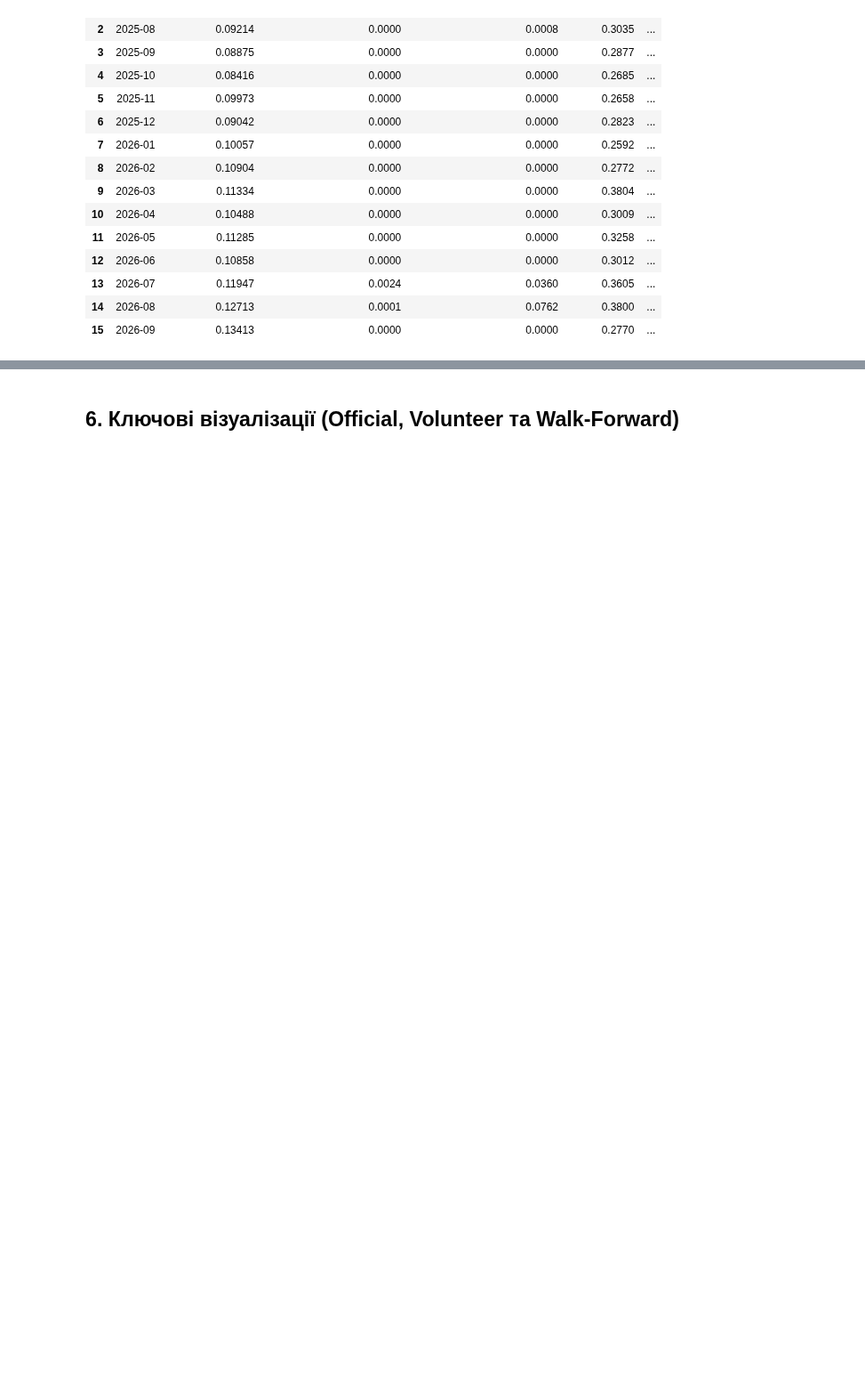
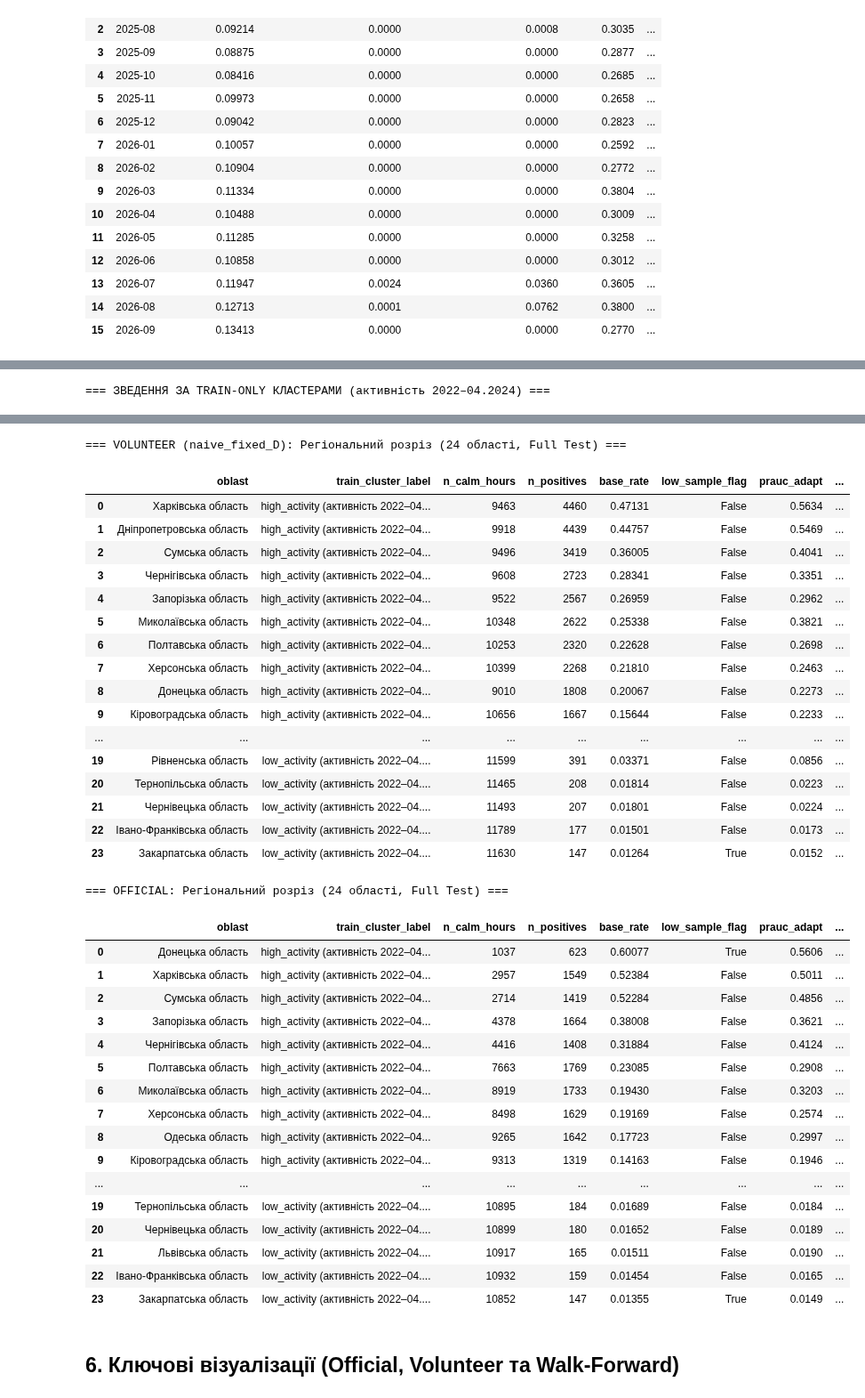
Before and after one commit to Yaroo-a/ukrainian-air-raid-sirens-analysis, a Jupyter notebook: notebooks/05_ml_forecasting_experiment.ipynb, the cells around one changed output, grey strips where cells are left out. Shown at 89% size. Cells and saved outputs as stored; diff of their text form; code cells hidden in the pictures; blank space fills up the shorter version.

```diff
--- a/notebooks/05_ml_forecasting_experiment.ipynb
+++ b/notebooks/05_ml_forecasting_experiment.ipynb
@@ -275,0 +290,20 @@ display(wf_off_m[cols_m])
+# %%
+reg_clusters = pd.read_csv(comp_dir / "official_vs_volunteer_walk_forward_regional_clusters.csv")
+reg_vol = pd.read_csv(vol_dir / "volunteer_walk_forward_regional_breakdown.csv")
+reg_off = pd.read_csv(off_dir / "walk_forward_regional_breakdown.csv")
+
+print("=== ЗВЕДЕННЯ ЗА TRAIN-ONLY КЛАСТЕРАМИ (активність 2022–04.2024) ===")
+display(reg_clusters)
+
+cols_reg = [
+    "oblast", "train_cluster_label", "n_calm_hours", "n_positives", "base_rate",
+    "low_sample_flag", "prauc_adapt", "prauc_static_lgb_c", "prauc_wf_roll12m_lgb_c",
+    "delta_prauc_wf_minus_static", "delta_prauc_wf_minus_static_ci_95",
+    "delta_prauc_wf_minus_adapt", "delta_prauc_wf_minus_adapt_ci_95",
+]
+print("\n=== VOLUNTEER (naive_fixed_D): Регіональний розріз (24 області, Full Test) ===")
+display(reg_vol[cols_reg])
+print("\n=== OFFICIAL: Регіональний розріз (24 області, Full Test) ===")
+display(reg_off[cols_reg])
+# %% [output]
+=== ЗВЕДЕННЯ ЗА TRAIN-ONLY КЛАСТЕРАМИ (активність 2022–04.2024) ===
@@ -276,3 +317,39 @@ display(wf_off_m[cols_m])
+=== VOLUNTEER (naive_fixed_D): Регіональний розріз (24 області, Full Test) ===
+|  | oblast | train_cluster_label | n_calm_hours | n_positives | base_rate | low_sample_flag | prauc_adapt | ... |
+| 0 | Харківська область | high_activity (активність 2022–04... | 9463 | 4460 | 0.47131 | False | 0.5634 | ... |
+| 1 | Дніпропетровська область | high_activity (активність 2022–04... | 9918 | 4439 | 0.44757 | False | 0.5469 | ... |
+| 2 | Сумська область | high_activity (активність 2022–04... | 9496 | 3419 | 0.36005 | False | 0.4041 | ... |
+| 3 | Чернігівська область | high_activity (активність 2022–04... | 9608 | 2723 | 0.28341 | False | 0.3351 | ... |
+| 4 | Запорізька область | high_activity (активність 2022–04... | 9522 | 2567 | 0.26959 | False | 0.2962 | ... |
+| 5 | Миколаївська область | high_activity (активність 2022–04... | 10348 | 2622 | 0.25338 | False | 0.3821 | ... |
+| 6 | Полтавська область | high_activity (активність 2022–04... | 10253 | 2320 | 0.22628 | False | 0.2698 | ... |
+| 7 | Херсонська область | high_activity (активність 2022–04... | 10399 | 2268 | 0.21810 | False | 0.2463 | ... |
+| 8 | Донецька область | high_activity (активність 2022–04... | 9010 | 1808 | 0.20067 | False | 0.2273 | ... |
+| 9 | Кіровоградська область | high_activity (активність 2022–04... | 10656 | 1667 | 0.15644 | False | 0.2233 | ... |
+| ... | ... | ... | ... | ... | ... | ... | ... | ... |
+| 19 | Рівненська область | low_activity (активність 2022–04.... | 11599 | 391 | 0.03371 | False | 0.0856 | ... |
+| 20 | Тернопільська область | low_activity (активність 2022–04.... | 11465 | 208 | 0.01814 | False | 0.0223 | ... |
+| 21 | Чернівецька область | low_activity (активність 2022–04.... | 11493 | 207 | 0.01801 | False | 0.0224 | ... |
+| 22 | Івано-Франківська область | low_activity (активність 2022–04.... | 11789 | 177 | 0.01501 | False | 0.0173 | ... |
+| 23 | Закарпатська область | low_activity (активність 2022–04.... | 11630 | 147 | 0.01264 | True | 0.0152 | ... |
+=== OFFICIAL: Регіональний розріз (24 області, Full Test) ===
+|  | oblast | train_cluster_label | n_calm_hours | n_positives | base_rate | low_sample_flag | prauc_adapt | ... |
+| 0 | Донецька область | high_activity (активність 2022–04... | 1037 | 623 | 0.60077 | True | 0.5606 | ... |
+| 1 | Харківська область | high_activity (активність 2022–04... | 2957 | 1549 | 0.52384 | False | 0.5011 | ... |
+| 2 | Сумська область | high_activity (активність 2022–04... | 2714 | 1419 | 0.52284 | False | 0.4856 | ... |
+| 3 | Запорізька область | high_activity (активність 2022–04... | 4378 | 1664 | 0.38008 | False | 0.3621 | ... |
+| 4 | Чернігівська область | high_activity (активність 2022–04... | 4416 | 1408 | 0.31884 | False | 0.4124 | ... |
+| 5 | Полтавська область | high_activity (активність 2022–04... | 7663 | 1769 | 0.23085 | False | 0.2908 | ... |
+| 6 | Миколаївська область | high_activity (активність 2022–04... | 8919 | 1733 | 0.19430 | False | 0.3203 | ... |
+| 7 | Херсонська область | high_activity (активність 2022–04... | 8498 | 1629 | 0.19169 | False | 0.2574 | ... |
+| 8 | Одеська область | high_activity (активність 2022–04... | 9265 | 1642 | 0.17723 | False | 0.2997 | ... |
+| 9 | Кіровоградська область | high_activity (активність 2022–04... | 9313 | 1319 | 0.14163 | False | 0.1946 | ... |
+| ... | ... | ... | ... | ... | ... | ... | ... | ... |
+| 19 | Тернопільська область | low_activity (активність 2022–04.... | 10895 | 184 | 0.01689 | False | 0.0184 | ... |
+| 20 | Чернівецька область | low_activity (активність 2022–04.... | 10899 | 180 | 0.01652 | False | 0.0189 | ... |
+| 21 | Львівська область | low_activity (активність 2022–04.... | 10917 | 165 | 0.01511 | False | 0.0190 | ... |
+| 22 | Івано-Франківська область | low_activity (активність 2022–04.... | 10932 | 159 | 0.01454 | False | 0.0165 | ... |
+| 23 | Закарпатська область | low_activity (активність 2022–04.... | 10852 | 147 | 0.01355 | True | 0.0149 | ... |
 # %% [markdown]
 ## 6. Ключові візуалізації (Official, Volunteer та Walk-Forward)
 # %%
```
Also changed, not shown: parts of 6 cells of this notebook, 40 other files.
